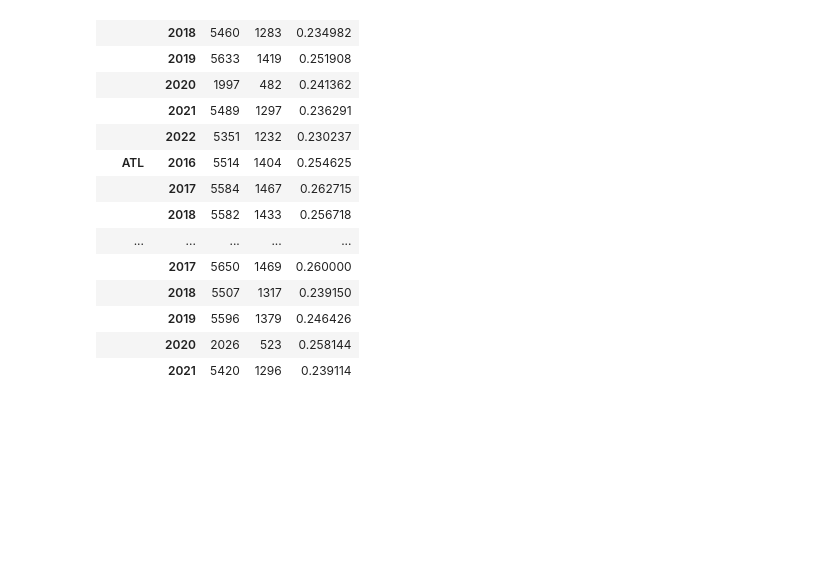
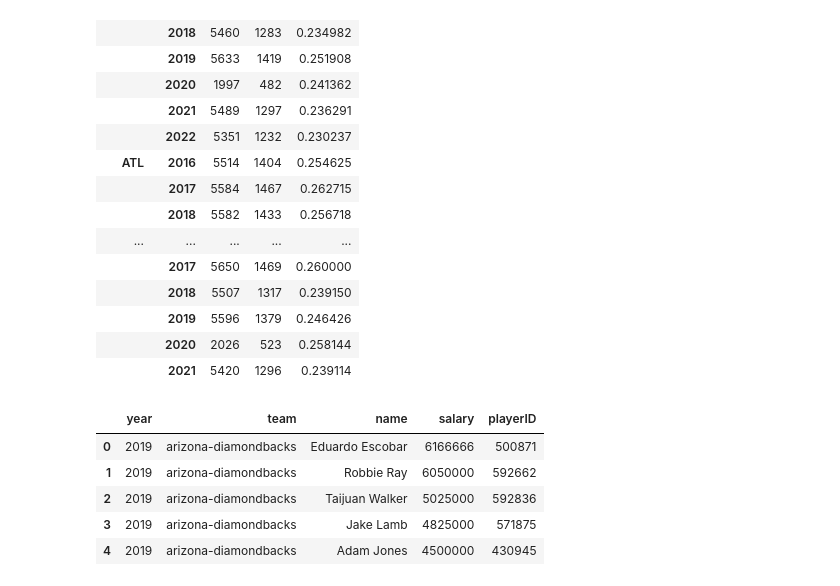
Before and after one commit to michaelgarv/Project_1, a Jupyter notebook: michael_analysis/michael_notebook.ipynb, the cells around one changed output. Cells and saved outputs as stored; diff of their text form; code cells hidden in the pictures; blank space fills up the shorter version.

```diff
--- a/michael_analysis/michael_notebook.ipynb
+++ b/michael_analysis/michael_notebook.ipynb
@@ -67,0 +70,10 @@ batting_clean_df.to_csv("../Data/cleanedbatting.csv", sep=",")
+# %%
+salary_df = pd.read_csv(file_path_salary)
+salary_df.head()
+# %% [output]
+|  | year | team | name | salary | playerID |
+| 0 | 2019 | arizona-diamondbacks | Eduardo Escobar | 6166666 | 500871 |
+| 1 | 2019 | arizona-diamondbacks | Robbie Ray | 6050000 | 592662 |
+| 2 | 2019 | arizona-diamondbacks | Taijuan Walker | 5025000 | 592836 |
+| 3 | 2019 | arizona-diamondbacks | Jake Lamb | 4825000 | 571875 |
+| 4 | 2019 | arizona-diamondbacks | Adam Jones | 4500000 | 430945 |
```
Also changed, not shown: parts of 3 cells of this notebook, 1 other file.
